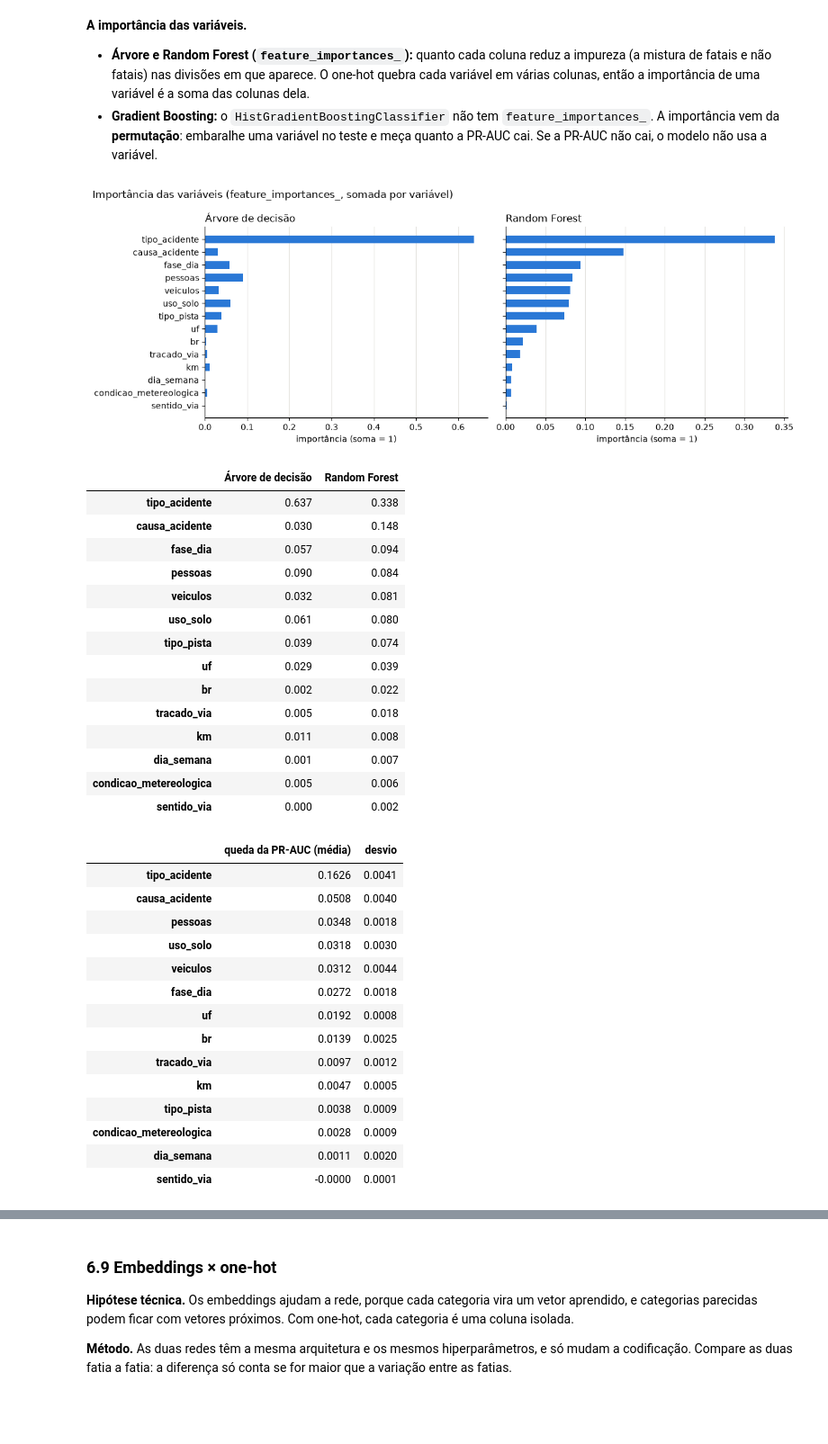
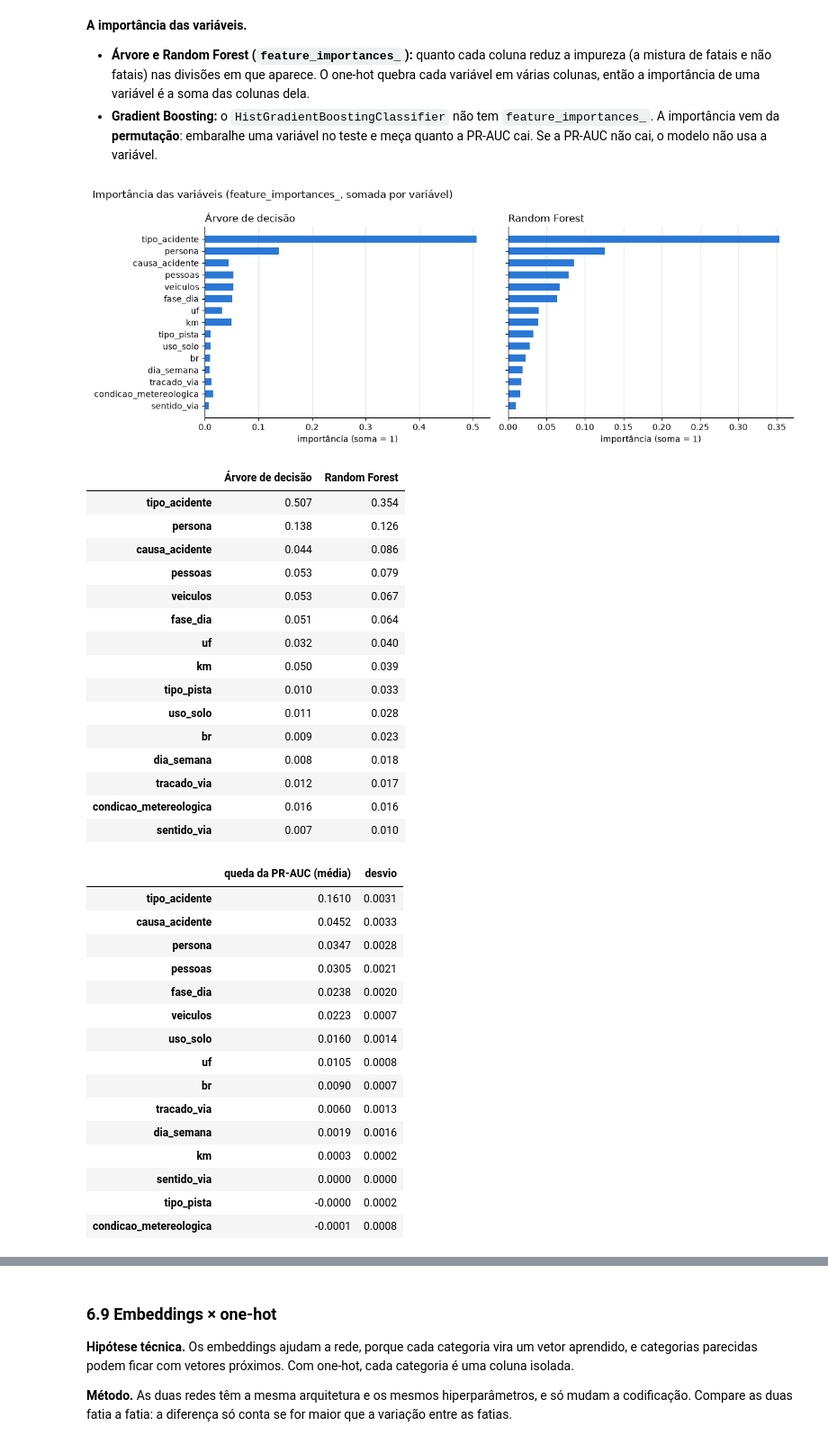
Before and after one commit to anapaulaendler/acidentes-br, a Jupyter notebook: notebooks/analise_prf.ipynb, the cells around one changed output, grey strips where cells are left out. Shown at 90% size. Saved outputs shown, nothing was run; the diff lists cells and outputs as text; code cells hidden in the pictures; blank space fills up the shorter version.

```diff
--- a/notebooks/analise_prf.ipynb
+++ b/notebooks/analise_prf.ipynb
@@ -1844,7 +1964,7 @@ plt.show()
 - **Árvore e Random Forest (`feature_importances_`):** quanto cada coluna reduz a impureza (a mistura de fatais e não fatais) nas divisões em que aparece. O one-hot quebra cada variável em várias colunas, então a importância de uma variável é a soma das colunas dela.
 - **Gradient Boosting:** o `HistGradientBoostingClassifier` não tem `feature_importances_`. A importância vem da **permutação**: embaralhe uma variável no teste e meça quanto a PR-AUC cai. Se a PR-AUC não cai, o modelo não usa a variável.
 # %%
-VARIAVEIS = list(CATEGORICAS) + list(NUMERICAS)
+VARIAVEIS = list(CATEGORICAS_MODELO) + list(NUMERICAS)
 
 
 def variavel_da_coluna(coluna: str) -> str:
@@ -1877,54 +1997,59 @@ plt.show()
 
 importancias.round(3)
 # %% [output]
-[figure, old version]
+[figure, new version]
 |  | Árvore de decisão | Random Forest |
-| tipo_acidente | 0.637 | 0.338 |
-| causa_acidente | 0.030 | 0.148 |
-| fase_dia | 0.057 | 0.094 |
-| pessoas | 0.090 | 0.084 |
-| veiculos | 0.032 | 0.081 |
-| uso_solo | 0.061 | 0.080 |
-| tipo_pista | 0.039 | 0.074 |
-| uf | 0.029 | 0.039 |
-| br | 0.002 | 0.022 |
-| tracado_via | 0.005 | 0.018 |
-| km | 0.011 | 0.008 |
-| dia_semana | 0.001 | 0.007 |
-| condicao_metereologica | 0.005 | 0.006 |
-| sentido_via | 0.000 | 0.002 |
+| tipo_acidente | 0.507 | 0.354 |
+| persona | 0.138 | 0.126 |
+| causa_acidente | 0.044 | 0.086 |
+| pessoas | 0.053 | 0.079 |
+| veiculos | 0.053 | 0.067 |
+| fase_dia | 0.051 | 0.064 |
+| uf | 0.032 | 0.040 |
+| km | 0.050 | 0.039 |
+| tipo_pista | 0.010 | 0.033 |
+| uso_solo | 0.011 | 0.028 |
+| br | 0.009 | 0.023 |
+| dia_semana | 0.008 | 0.018 |
+| tracado_via | 0.012 | 0.017 |
+| condicao_metereologica | 0.016 | 0.016 |
+| sentido_via | 0.007 | 0.010 |
 # %%
 from sklearn.inspection import permutation_importance
 from sklearn.model_selection import train_test_split
+from sklearn.pipeline import Pipeline
 
 # 20 mil acidentes do teste, estratificado: a permutação prevê o teste várias vezes por variável
 amostra_permutacao, _ = train_test_split(teste, train_size=20_000, stratify=teste[ALVO], random_state=2903)
-features_permutacao = amostra_permutacao[VARIAVEIS]  # só as variáveis do modelo: cada uma é embaralhada uma vez por repetição
+boosting = salvos.classificadores["Gradient Boosting"].modelo
+# a persona é calculada antes, e a permutação embaralha as variáveis já com a persona (o resto do pipeline prevê)
+features_permutacao = boosting.named_steps["persona"].transform(amostra_permutacao)[VARIAVEIS]
 
 permutacao = permutation_importance(
-    salvos.classificadores["Gradient Boosting"].modelo, features_permutacao, amostra_permutacao[ALVO],
+    Pipeline(boosting.steps[1:]), features_permutacao, amostra_permutacao[ALVO],
     scoring="average_precision", n_repeats=3, random_state=2903, n_jobs=-1,
 )
 importancia_boosting = pd.DataFrame(
     {"queda da PR-AUC (média)": permutacao.importances_mean, "desvio": permutacao.importances_std}, index=VARIAVEIS,
 ).sort_values("queda da PR-AUC (média)", ascending=False)
 importancia_boosting.round(4)
 # %% [output]
 |  | queda da PR-AUC (média) | desvio |
-| tipo_acidente | 0.1626 | 0.0041 |
-| causa_acidente | 0.0508 | 0.0040 |
-| pessoas | 0.0348 | 0.0018 |
-| uso_solo | 0.0318 | 0.0030 |
-| veiculos | 0.0312 | 0.0044 |
-| fase_dia | 0.0272 | 0.0018 |
-| uf | 0.0192 | 0.0008 |
-| br | 0.0139 | 0.0025 |
-| tracado_via | 0.0097 | 0.0012 |
-| km | 0.0047 | 0.0005 |
-| tipo_pista | 0.0038 | 0.0009 |
-| condicao_metereologica | 0.0028 | 0.0009 |
-| dia_semana | 0.0011 | 0.0020 |
-| sentido_via | -0.0000 | 0.0001 |
+| tipo_acidente | 0.1610 | 0.0031 |
+| causa_acidente | 0.0452 | 0.0033 |
+| persona | 0.0347 | 0.0028 |
+| pessoas | 0.0305 | 0.0021 |
+| fase_dia | 0.0238 | 0.0020 |
+| veiculos | 0.0223 | 0.0007 |
+| uso_solo | 0.0160 | 0.0014 |
+| uf | 0.0105 | 0.0008 |
+| br | 0.0090 | 0.0007 |
+| tracado_via | 0.0060 | 0.0013 |
+| dia_semana | 0.0019 | 0.0016 |
+| km | 0.0003 | 0.0002 |
+| sentido_via | 0.0000 | 0.0000 |
+| tipo_pista | -0.0000 | 0.0002 |
+| condicao_metereologica | -0.0001 | 0.0008 |
 # %% [markdown]
 **Leitura.**
 
```
Also changed, not shown: parts of 45 cells of this notebook, 15 other files.
